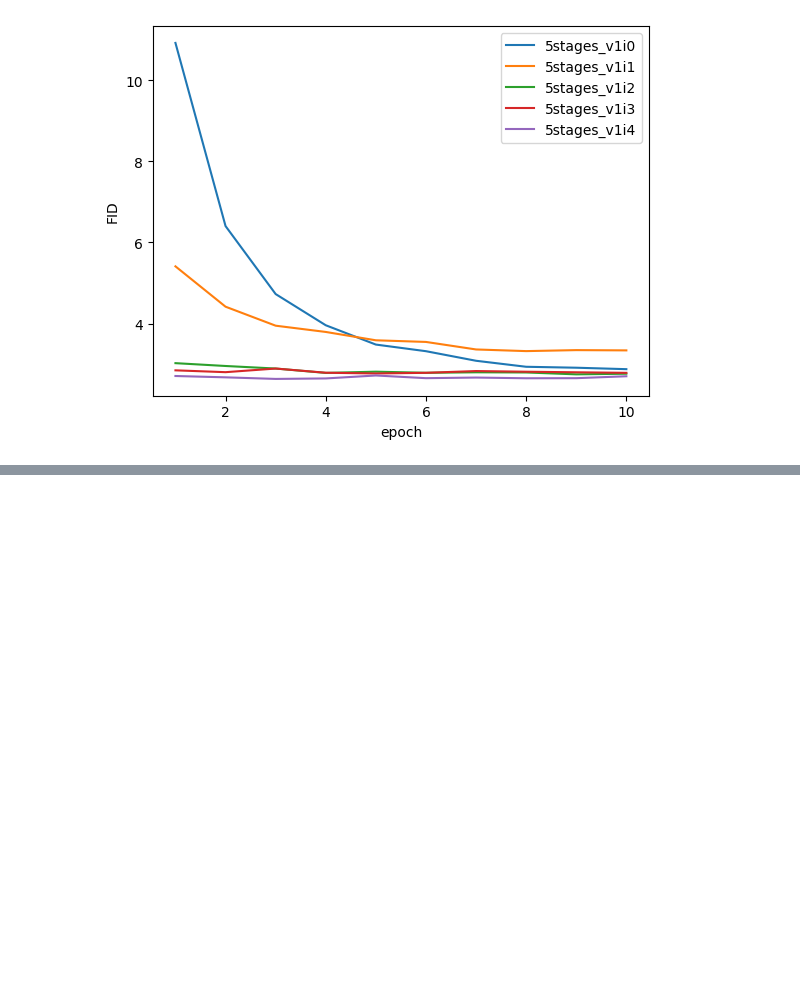
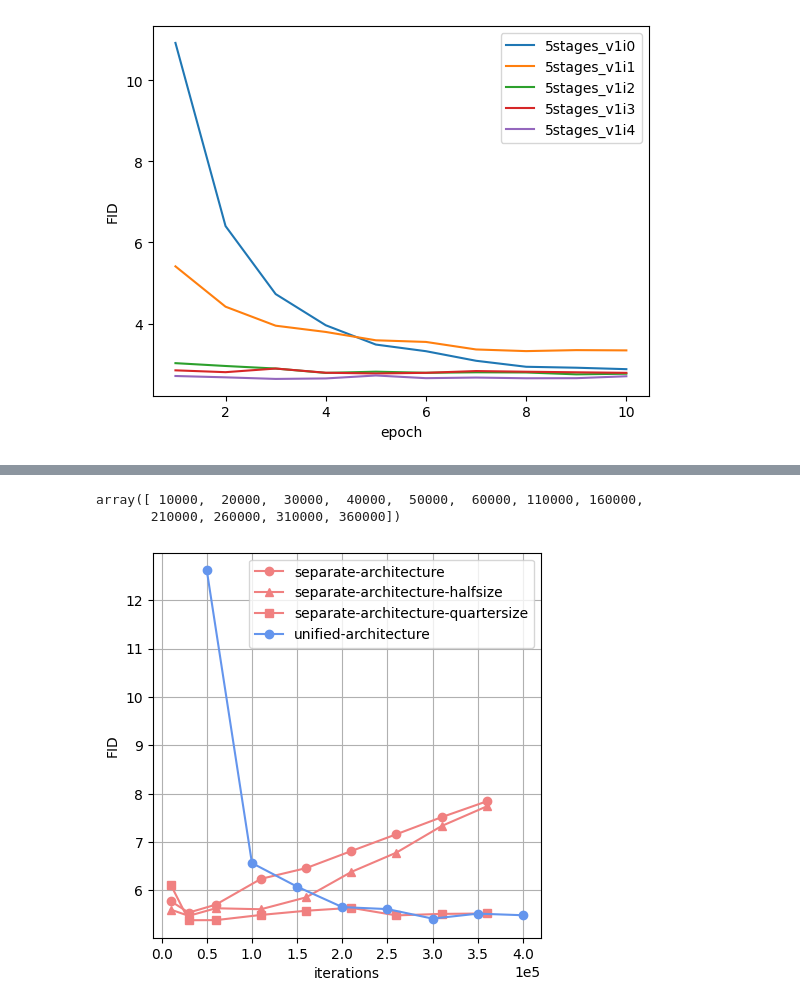
Before and after one commit to LucasYFL/dpm-solver, a Jupyter notebook: example_v2/score_sde_pytorch/jupyter/plot.ipynb, the cells around one changed output, grey strips where cells are left out. Drawn from its saved outputs; the diff is of its cells as text; code cells hidden in the pictures; blank space fills up the shorter version.

```diff
--- a/example_v2/score_sde_pytorch/jupyter/plot.ipynb
+++ b/example_v2/score_sde_pytorch/jupyter/plot.ipynb
@@ -211,0 +256,6 @@ For interval i4,  [2.7087393 2.6758134 2.6367075 2.6485364 2.7213564 2.6552703 2
+# %%
+np.arange(1, 9)
+np.array(list(range(1,6))+list(range(6,41,5))) * 10000
+# %% [output]
+array([ 10000,  20000,  30000,  40000,  50000,  60000, 110000, 160000,
+       210000, 260000, 310000, 360000])
@@ -211,0 +300,70 @@ For interval i4,  [2.7087393 2.6758134 2.6367075 2.6485364 2.7213564 2.6552703 2
+# %%
+all_dict = {}
+all_dict['i0'] = {}
+all_dict['i1'] = {}
+all_dict['i2'] = {}
+all_dict['i2h'] = {}
+all_dict['i2q'] = {}
+all_dict['c0'] = {}
+all_dict['c1'] = {}
+all_dict['c2'] = {}
+
+# all_dict['i0']["data"] = np.array([5.33, 4.80, 4.68, 4.68, 4.80, 4.86, 5.01])
+# all_dict['i1']["data"] = np.array([6.65, 6.06, 5.98, 5.83, 5.93, 6.00, 6.10])
+# all_dict['c0']["data"] = np.array([7.899639,   6.662842,   6.2536654,  5.839603,   5.6333804,   5.4695153,  5.5040607])
+# all_dict['c1']["data"] = np.array([6.497095,   5.7671566,  5.44534,   5.415515,   5.452102,  5.4178042,  5.425336])
+# all_dict['c2']["data"] = np.array([  6.56720,   6.079252,  5.65664,   5.61552,   5.4186273,  5.52136,   5.488454 ])
+# iteration1 = np.arange(2, 9) * 50000
+all_dict['i0']["data"] = np.array([12.27, 5.33, 4.80, 4.68, 4.68, 4.80, 4.86, 5.01])
+all_dict['i1']["data"] = np.array([11.95, 6.65, 6.06, 5.98, 5.83, 5.93, 6.00, 6.10])
+all_dict['c0']["data"] = np.array([20.570427,   7.899639,   6.662842,   6.2536654,  5.839603,   5.6333804,   5.4695153,  5.5040607])
+all_dict['c1']["data"] = np.array([13.108102,   6.497095,   5.7671566,  5.44534,   5.415515,   5.452102,  5.4178042,  5.425336])
+all_dict['c2']["data"] = np.array([12.62067,   6.56720,   6.079252,  5.65664,   5.61552,   5.4186273,  5.52136,   5.488454 ])
+iteration1 = np.arange(1, 9) * 50000
+all_dict['i0']["iteration"] = iteration1
+all_dict['i1']["iteration"] = iteration1
+all_dict['c0']["iteration"] = iteration1
+all_dict['c1']["iteration"] = iteration1
+all_dict['c2']["iteration"] = iteration1
+
+all_dict['i2']["data"] = np.array([5.7812867, 5.542559,5.70707, 6.240726, 6.462518, 6.815167, 7.1633635, 7.5156684, 7.843044])
+all_dict['i2h']["data"] = np.array([5.60579, 5.4752817, 5.6325665, 5.6123238, 5.8585324, 6.3832846, 6.783463, 7.3327866, 7.739013])
+all_dict['i2q']["data"] = np.array([6.1233387, 5.3853784, 5.3872833, 5.494751, 5.5811815, 5.6413307, 5.4852867, 5.5161967, 5.524685])
+
+# all_dict['i2']["data"] = np.array([6.240726, 6.462518, 6.815167, 7.1633635, 7.5156684, 7.843044])
+# all_dict['i2h']["data"] = np.array([ 5.6123238, 5.8585324, 6.3832846, 6.783463, 7.3327866, 7.739013])
+# all_dict['i2q']["data"] = np.array([5.494751, 5.5811815, 5.6413307, 5.4852867, 5.5161967, 5.524685])
+
+iteration2 = np.array([1, 3]+list(range(6,41,5))) * 10000
+
+all_dict['i2']["iteration"] = iteration2
+all_dict['i2h']["iteration"] = iteration2
+all_dict['i2q']["iteration"] = iteration2
+
+fig = plt.figure(figsize=(5,5))
+ax = plt.subplot(111)
+
+# ax.plot(all_dict['i0']['iteration'], all_dict['i0']['data'], linestyle='-', linewidth=2.0, marker='o', color = "lightcoral", label='separate-architecture')
+# ax.plot(all_dict['c0']['iteration'], all_dict['c0']['data'], linestyle='-', linewidth=2.0, marker='o', color = "cornflowerblue", label='unified-architecture')
+
+# ax.plot(all_dict['i1']['iteration'], all_dict['i1']['data'], linestyle='-', linewidth=2.0, marker='o', color = "lightcoral", label='separate-architecture')
+# ax.plot(all_dict['c1']['iteration'], all_dict['c1']['data'], linestyle='-', linewidth=2.0, marker='o', color = "cornflowerblue", label='unified-architecture')
+
+ax.plot(all_dict['i2']['iteration'], all_dict['i2']['data'], linestyle='-', marker='o', color = "lightcoral", label='separate-architecture')
+ax.plot(all_dict['i2h']['iteration'], all_dict['i2h']['data'], linestyle='-', marker='^', color = "lightcoral", label='separate-architecture-halfsize')
+ax.plot(all_dict['i2q']['iteration'], all_dict['i2q']['data'], linestyle='-', marker='s', color = "lightcoral", label='separate-architecture-quartersize')
+ax.plot(all_dict['c2']['iteration'], all_dict['c2']['data'], linestyle='-', marker='o', color = "cornflowerblue", label='unified-architecture')
+
+box = ax.get_position()
+# ax.set_position([box.x0, box.y0, box.width * 0.8, box.height])
+ax.ticklabel_format(style='sci', scilimits=(-1, 2), axis='x')
+# ax.legend(loc='center left', bbox_to_anchor=(1, 0.75))
+ax.legend()
+#plt.xlabel("10k training iterations")
+ax.set_xlabel("iterations")
+ax.set_ylabel("FID")
+ax.grid()
+#plt.title("All timestep vs interval timestep")
+plt.savefig("analysis.png")
+# %% [output]
+[figure, added]
```
Also changed, not shown: parts of 6 cells of this notebook, 7 other files.
